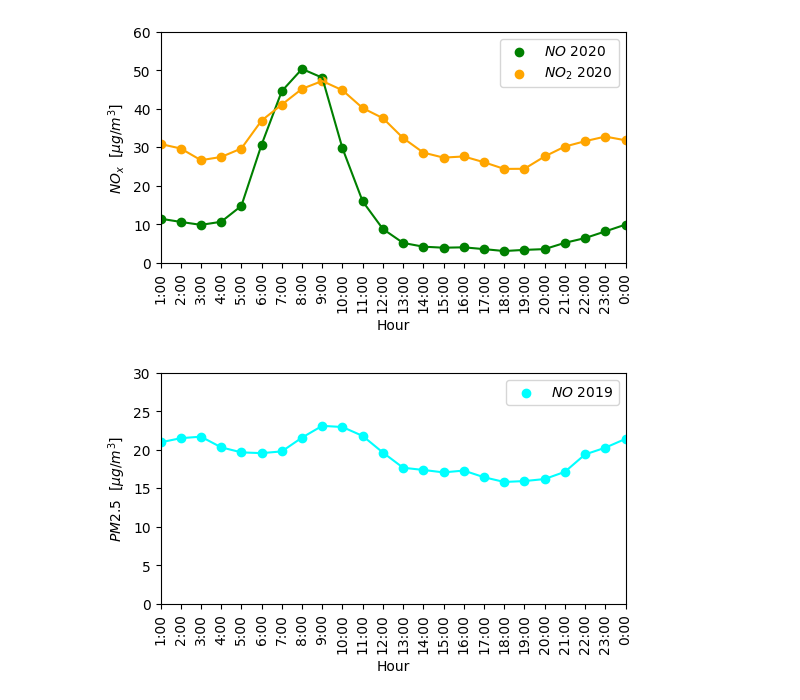
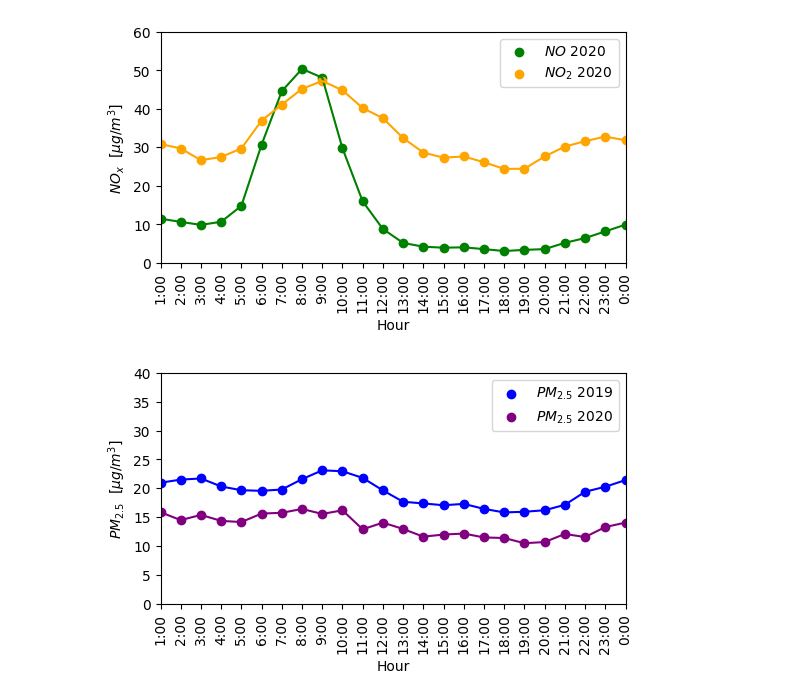
Before and after one commit to costpetrides/Air-pollution-COVID-19-impact, a Jupyter notebook: Hourly/ARI.ipynb, the cells around one changed output. Cells and saved outputs as stored; diff of their text form; code cells hidden in the pictures.

```diff
--- a/Hourly/ARI.ipynb
+++ b/Hourly/ARI.ipynb
@@ -114,28 +114,42 @@ plt.show()
 # %%
 plt.figure(figsize=(6,3))
 
 plt.xlabel('Hour')
-plt.ylabel('$PM{2.5}$  $[μg/m^{3}]$')
+plt.ylabel('$PM_{2.5}$  $[μg/m^{3}]$')
 
-PM25=[]
+NO=[]
 x=[]
 for i in df['PM2519']:
   if i==0:
-    PM25+=[None]
+    x+=[None]
   else:
     x+=[i]
-    PM25+=[i]
+    NO+=[i]
 
-plt.plot(df['Hour'], x, 'cyan')
-plt.scatter(df['Hour'], x, color='cyan', label='$NO$ 2019')
+NO2=[]
+xx=[]
+for i in df['PM2520']:
+  if i==0:
+    xx+=[None]
+  else:
+    xx+=[i]
+    NO2+=[i]
+
+
+plt.plot(df['Hour'], x, 'blue')
+plt.scatter(df['Hour'], x, color='blue', label='$PM_{2.5}$ 2019')
+
+plt.plot(df['Hour'], xx, 'purple')
+plt.scatter(df['Hour'], xx,color='purple', label='$PM_{2.5}$ 2020')
+
 
 plt.legend()
 
 plt.xlim(df.loc[0]['Hour'] , df.loc[23]['Hour'])
-plt.ylim(0,30)
+plt.ylim(0,40)
 
 plt.xticks(rotation=90)
 
 plt.show()
 # %% [output]
-[figure, old version]
+[figure, new version]
```
Also changed, not shown: parts of 1 cell of this notebook.
